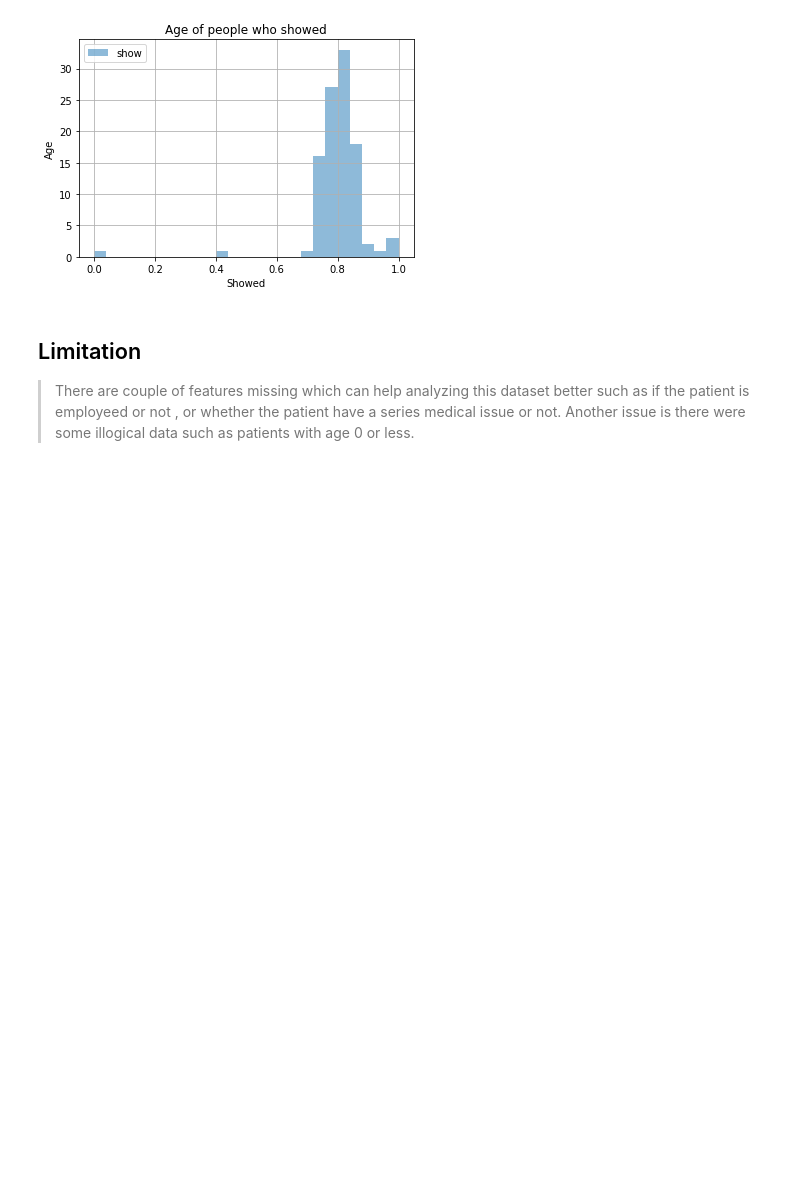
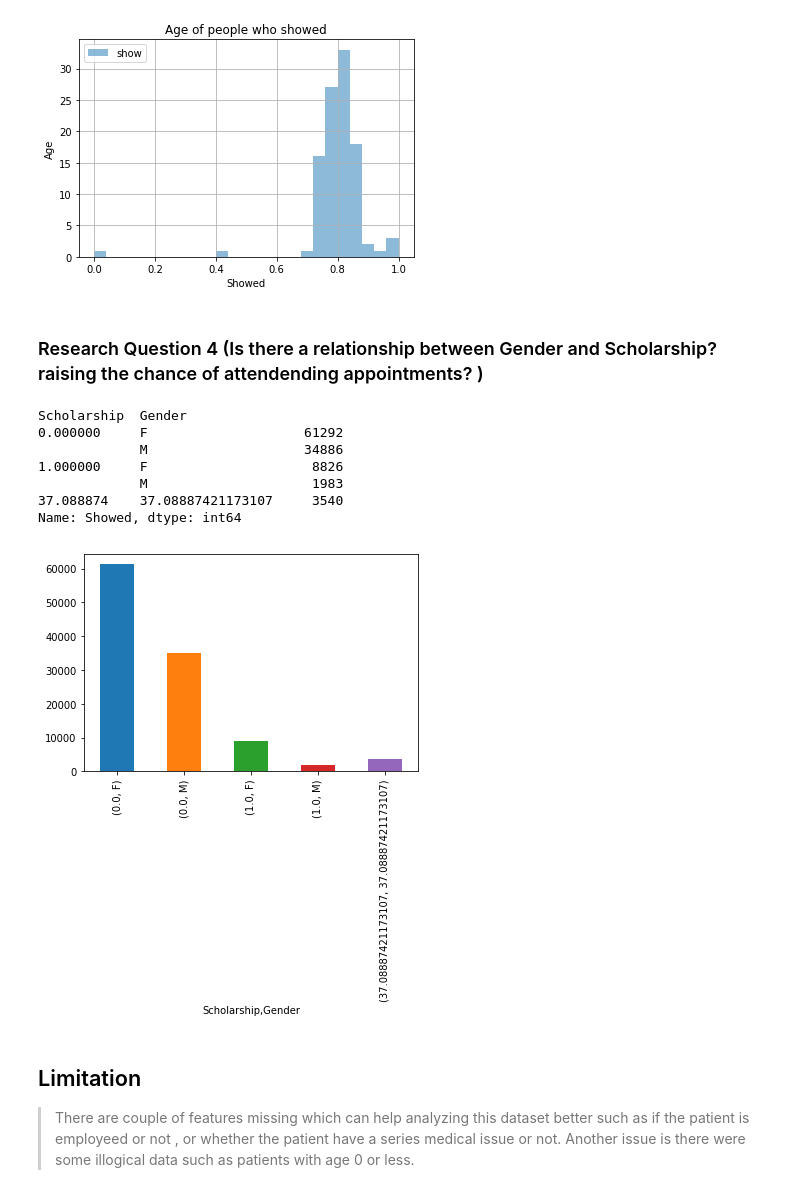
Before and after one commit to The-7-Hunter/Investigate-Dataset, a Jupyter notebook: investigate-a-dataset.ipynb, the cells around one changed output. Saved outputs shown, nothing was run; the diff lists cells and outputs as text; code cells hidden in the pictures; blank space fills up the shorter version.

```diff
--- a/investigate-a-dataset.ipynb
+++ b/investigate-a-dataset.ipynb
@@ -247,6 +247,22 @@ plt.legend()
 # %% [output]
 <matplotlib.legend.Legend at 0x...>
 [figure]
+# %% [markdown]
+### Research Question 4  (Is there a relationship between Gender and Scholarship? raising the chance of attendending appointments? )
+# %%
+# As we see below the number of females with scholarship are more than male in terms of attending appointments
+
+ApointmentsData.groupby(['Scholarship', 'Gender']).Showed.count().plot(kind='bar');
+print(ApointmentsData.groupby(['Scholarship', 'Gender']).Showed.count());
+# %% [output]
+Scholarship  Gender
+0.000000     F                    61292
+             M                    34886
+1.000000     F                     8826
+             M                     1983
+37.088874    37.08887421173107     3540
+Name: Showed, dtype: int64
+[figure, added]
 # %% [markdown]
 <a id='Limitation'></a>
 ## Limitation
```
Also changed, not shown: parts of 2 cells of this notebook.
